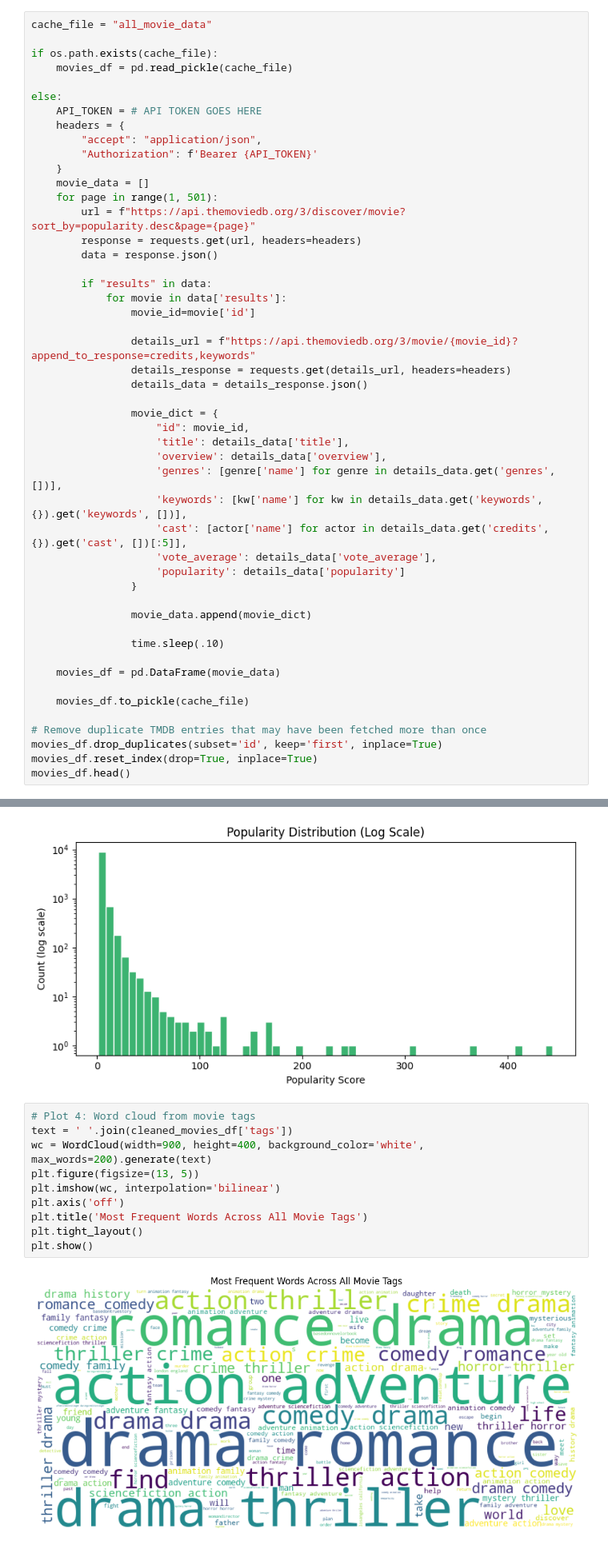
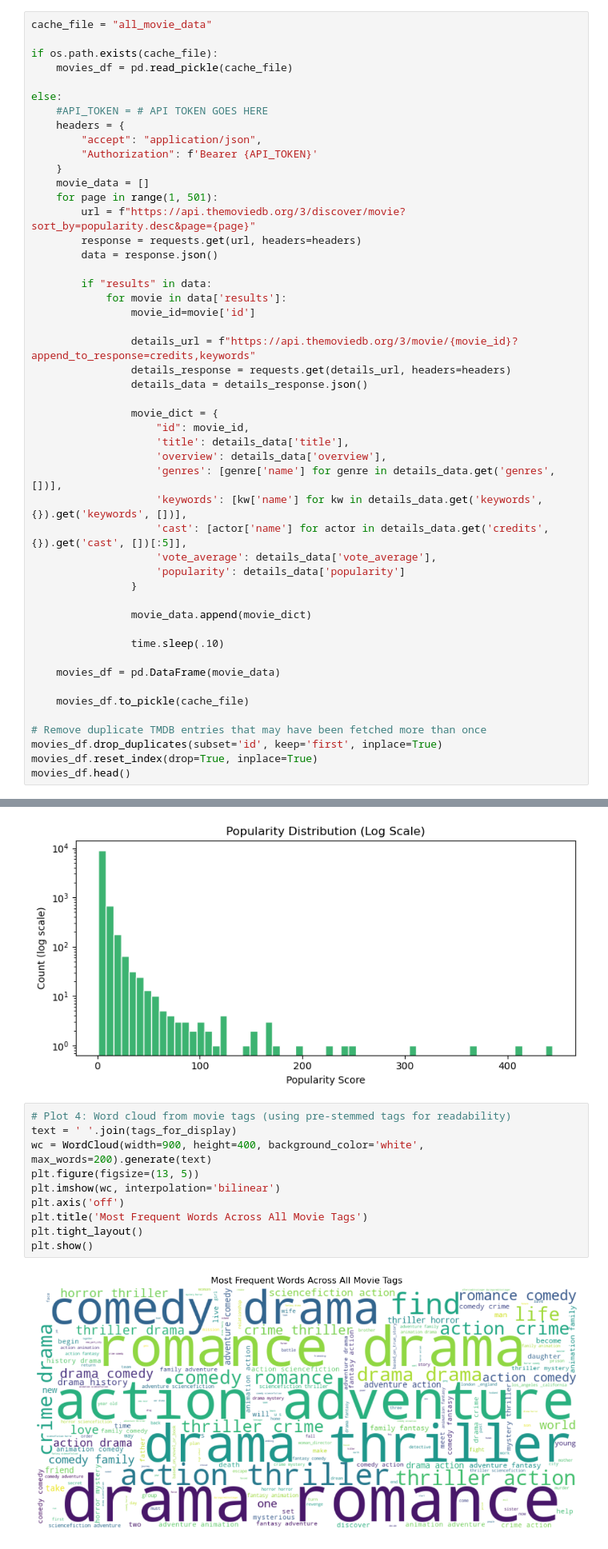
Before and after one commit to clarktenge/movie-recommender, a Jupyter notebook: PSTAT 134 FINAL PROJECT.ipynb, the cells around one changed output, grey strips where cells are left out. Shown at 80% size. Saved outputs shown, nothing was run; the diff lists cells and outputs as text.

```diff
--- a/PSTAT 134 FINAL PROJECT.ipynb
+++ b/PSTAT 134 FINAL PROJECT.ipynb
@@ -37,7 +38,7 @@ if os.path.exists(cache_file):
     movies_df = pd.read_pickle(cache_file)
 
 else:
-    API_TOKEN = # API TOKEN GOES HERE
+    #API_TOKEN = # API TOKEN GOES HERE
     headers = {
         "accept": "application/json",
         "Authorization": f'Bearer {API_TOKEN}'
@@ -195,17 +221,17 @@ plt.show()
 # %% [output]
 [figure]
 # %%
-# Plot 4: Word cloud from movie tags
-text = ' '.join(cleaned_movies_df['tags'])
+# Plot 4: Word cloud from movie tags (using pre-stemmed tags for readability)
+text = ' '.join(tags_for_display)
 wc = WordCloud(width=900, height=400, background_color='white', max_words=200).generate(text)
 plt.figure(figsize=(13, 5))
 plt.imshow(wc, interpolation='bilinear')
 plt.axis('off')
 plt.title('Most Frequent Words Across All Movie Tags')
 plt.tight_layout()
 plt.show()
 # %% [output]
-[figure, old version]
+[figure, new version]
 # %% [markdown]
 Now its time to create the recommender function. We want to make the continous variables play a part so we are going to add weights to the popularity and vote_average so that the text similarity isnt the only factor in the recommendation. This way, if two movies are equally similar, the one with the higher popularity would have a higher similarity score.
 # %%
```
Also changed, not shown: parts of 8 cells of this notebook.
